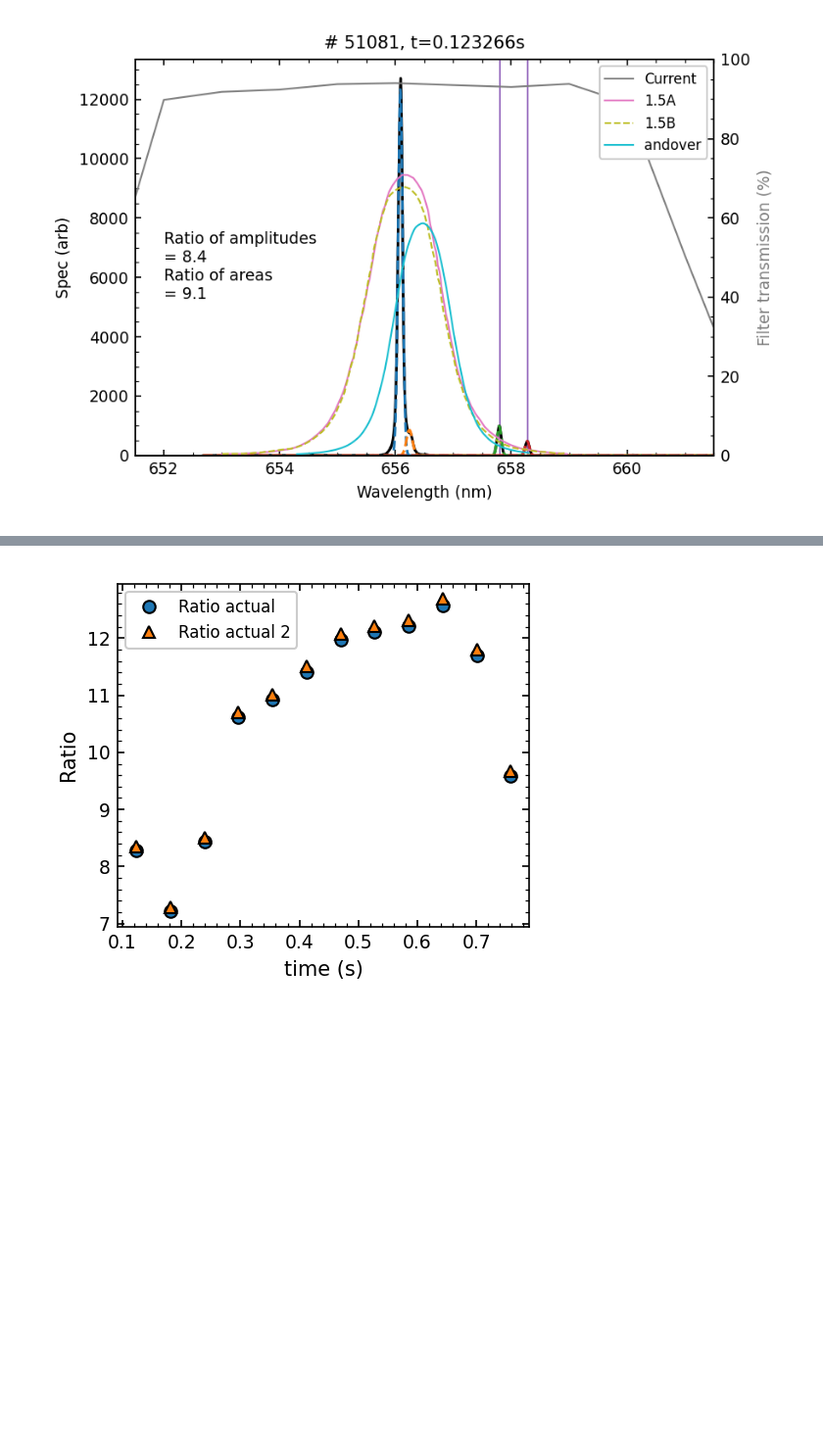
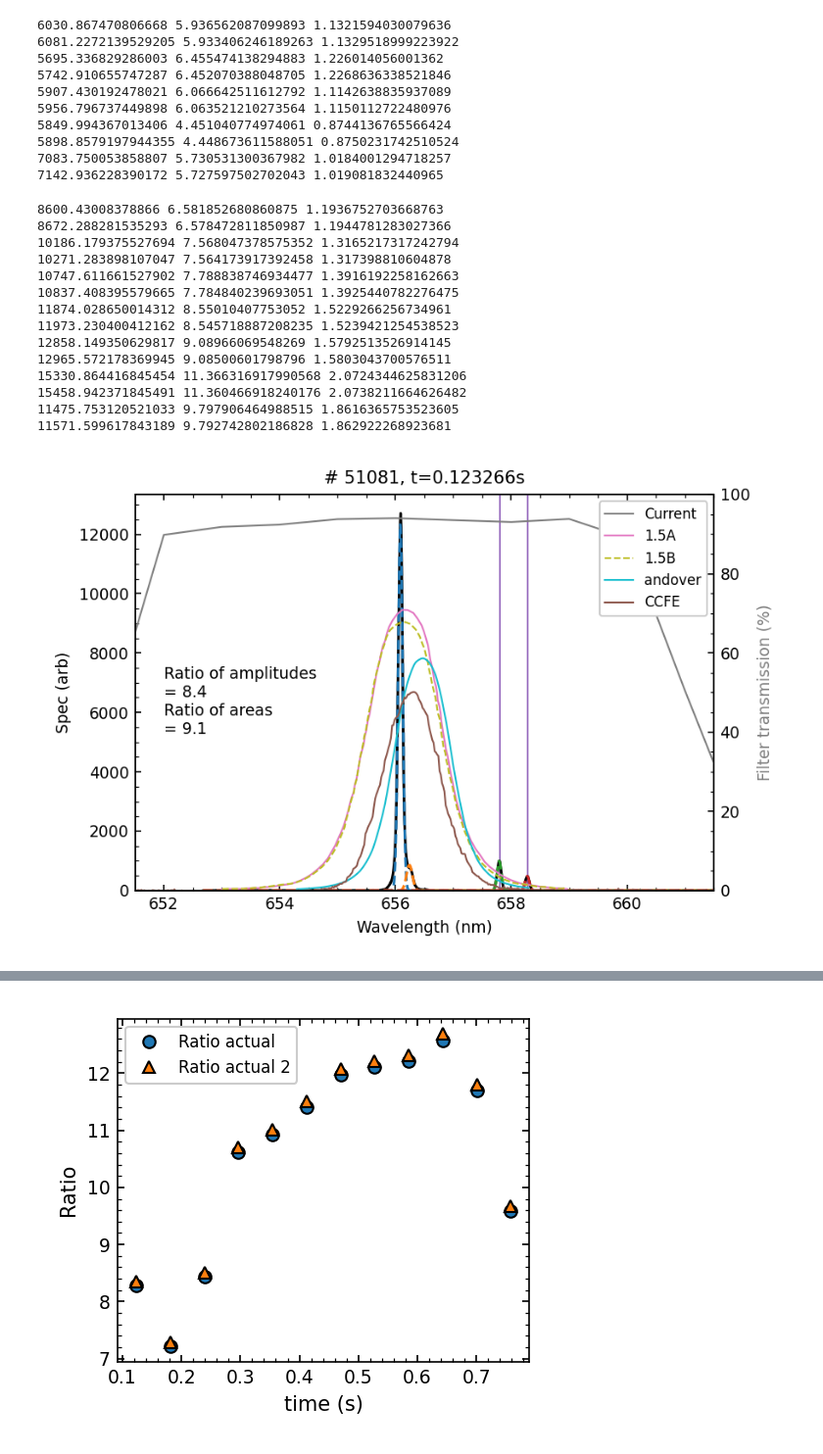
Before and after one commit to JamieDunsmore7/tokamak_inversion_routines, a Jupyter notebook: Spectra/ipynb of spectra.py 51081.ipynb, the cells around one changed output, grey strips where cells are left out. Shown at 98% size. Cells and saved outputs as stored; diff of their text form; code cells hidden in the pictures; blank space fills up the shorter version.

```diff
--- a/Spectra/ipynb of spectra.py 51081.ipynb
+++ b/Spectra/ipynb of spectra.py 51081.ipynb
@@ -72,6 +72,7 @@ filter = np.load('/home/sthoma/tokamak_inversion_routines/mastu/filterHSV.npz')
 filter_15A = np.load('/home/sthoma/tokamak_inversion_routines/mastu/filterHSV_1.5A.npz')
 filter_15B = np.load('/home/sthoma/tokamak_inversion_routines/mastu/filterHSV_1.5B.npz')
 filter_andover = np.load('/home/sthoma/tokamak_inversion_routines/mastu/filterHSV_andover.npz')
+filter_CCFE = np.load('/home/sthoma/tokamak_inversion_routines/mastu/filterHSV_andoverCCFE_adjusted.npz')
 
 
 ### example shot number
@@ -85,6 +86,7 @@ fHSV = interp1d(filter['wavelength'], filter['transmission'])
 f_15A = interp1d(filter_15A['wavelength'], filter_15A['transmission'])
 f_15B = interp1d(filter_15B['wavelength'], filter_15B['transmission'])
 f_andover = interp1d(filter_andover['wavelength'], filter_andover['transmission'])
+f_CCFE = interp1d(filter_CCFE['wavelength'], filter_CCFE['transmission'])
 # %%
 ### select which to fit to
 ch = 4 # which channel
@@ -96,10 +98,12 @@ ratio_actual = np.zeros(tind1 - tind0)
 ratio_15A = np.zeros(tind1 - tind0)
 ratio_15B = np.zeros(tind1 - tind0)
 ratio_andover = np.zeros(tind1 - tind0)
+ratio_CCFE = np.zeros(tind1 - tind0)
 ratio_actual2 = np.zeros(tind1 - tind0)
 ratio_15A2 = np.zeros(tind1 - tind0)
 ratio_15B2 = np.zeros(tind1 - tind0)
 ratio_andover2 = np.zeros(tind1 - tind0)
+ratio_CCFE2 = np.zeros(tind1 - tind0)
 
 for tind in range(tind0, tind1):
 #     tind = 8 # which time
@@ -163,6 +167,7 @@ for tind in range(tind0, tind1):
     ax2.plot(filter_15A['wavelength'], filter_15A['transmission'], '-', c='C6', lw=filterlw, zorder=2, label='1.5A')
     ax2.plot(filter_15B['wavelength'], filter_15B['transmission'], '--', c='C8', lw=filterlw, zorder=2, label='1.5B')
     ax2.plot(filter_andover['wavelength'], filter_andover['transmission'], '-', c='C9', lw=filterlw, zorder=2, label='andover')
+    ax2.plot(filter_CCFE['wavelength'], filter_CCFE['transmission'], '-', c='C5', lw=filterlw, zorder=2, label='CCFE')
     ax2.legend(fancybox=1, framealpha=1, loc='upper right', fontsize=8)
 
     ax.plot(x, y, '-k', zorder=3) # data
@@ -226,31 +231,67 @@ for tind in range(tind0, tind1):
     Dalpha_15B = Dalpha_actual * (f_15B(popt0[1]) / 100.)
     C1_15B = C1_actual * (f_15B(popt1[1]) / 100.)
     C2_15B = C2_actual * (f_15B(popt1[1+3]) / 100.)
     ratio_15B[tind-tind0] = Dalpha_15B / (C1_15B + C2_15B)
 
     Dalpha_andover = Dalpha_actual * (f_andover(popt0[1]) / 100.)
     C1_andover = C1_actual * (f_andover(popt1[1]) / 100.)
     C2_andover = C2_actual * (f_andover(popt1[1+3]) / 100.)
     ratio_andover[tind-tind0] = Dalpha_andover / (C1_andover + C2_andover)
 
+    Dalpha_CCFE = Dalpha_actual * (f_CCFE(popt0[1]) / 100.)
+    C1_CCFE = C1_actual * (f_CCFE(popt1[1]) / 100.)
+    C2_CCFE = C2_actual * (f_CCFE(popt1[1+3]) / 100.)
+    print(Dalpha_CCFE, C1_CCFE, C2_CCFE)
+    ratio_CCFE[tind-tind0] = Dalpha_CCFE / (C1_CCFE + C2_CCFE)
+
     Dalpha_actual2 = popt0[0] / (93.19368714285714 / 100.)
     C1_actual2 = popt1[0] / (93.19368714285714 / 100.)
     C2_actual2 = popt1[3] / (93.19368714285714 / 100.)
     ratio_actual2[tind-tind0] = Dalpha_actual2 / (C1_actual2 + C2_actual2)
 
     Dalpha_15A2 = Dalpha_actual2 * (f_15A(popt0[1]) / 100.)
     C1_15A2 = C1_actual2 * (f_15A(popt1[1]) / 100.)
     C2_15A2 = C2_actual2 * (f_15A(popt1[1+3]) / 100.)
     ratio_15A2[tind-tind0] = Dalpha_15A2 / (C1_15A2 + C2_15A2)
 
     Dalpha_15B2 = Dalpha_actual2 * (f_15B(popt0[1]) / 100.)
     C1_15B2 = C1_actual2 * (f_15B(popt1[1]) / 100.)
     C2_15B2 = C2_actual2 * (f_15B(popt1[1+3]) / 100.)
     ratio_15B2[tind-tind0] = Dalpha_15B2 / (C1_15B2 + C2_15B2)
 
     Dalpha_andover2 = Dalpha_actual2 * (f_andover(popt0[1]) / 100.)
     C1_andover2 = C1_actual2 * (f_andover(popt1[1]) / 100.)
     C2_andover2 = C2_actual2 * (f_andover(popt1[1+3]) / 100.)
     ratio_andover2[tind-tind0] = Dalpha_andover2 / (C1_andover2 + C2_andover2)
+
+    Dalpha_CCFE2 = Dalpha_actual2 * (f_CCFE(popt0[1]) / 100.)
+    C1_CCFE2 = C1_actual2 * (f_CCFE(popt1[1]) / 100.)
+    C2_CCFE2 = C2_actual2 * (f_CCFE(popt1[1+3]) / 100.)
+    ratio_CCFE2[tind-tind0] = Dalpha_CCFE2 / (C1_CCFE2 + C2_CCFE2)
+    print(Dalpha_CCFE2, C1_CCFE2, C2_CCFE2)
 # %% [output]
+6030.867470806668 5.936562087099893 1.1321594030079636
+6081.2272139529205 5.933406246189263 1.1329518999223922
+5695.336829286003 6.455474138294883 1.226014056001362
+5742.910655747287 6.452070388048705 1.2268636338521846
+5907.430192478021 6.066642511612792 1.1142638835937089
+5956.796737449898 6.063521210273564 1.1150112722480976
+5849.994367013406 4.451040774974061 0.8744136765566424
+5898.8579197944355 4.448673611588051 0.8750231742510524
+7083.750053858807 5.730531300367982 1.0184001294718257
+7142.936228390172 5.727597502702043 1.019081832440965
+8600.43008378866 6.581852680860875 1.1936752703668763
+8672.288281535293 6.578472811850987 1.1944781283027366
+10186.179375527694 7.568047378575352 1.3165217317242794
+10271.283898107047 7.564173917392458 1.317398810604878
+10747.611661527902 7.788838746934477 1.3916192258162663
+10837.408395579665 7.784840239693051 1.3925440782276475
+11874.028650014312 8.55010407753052 1.5229266256734961
+11973.230400412162 8.545718887208235 1.5239421254538523
+12858.149350629817 9.08966069548269 1.5792513526914145
+12965.572178369945 9.08500601798796 1.5803043700576511
+15330.864416845454 11.366316917990568 2.0724344625831206
+15458.942371845491 11.360466918240176 2.0738211664626482
+11475.753120521033 9.797906464988515 1.8616365753523605
+11571.599617843189 9.792742802186828 1.862922268923681
-[figure, old version]
+[figure, new version]
```
Also changed, not shown: parts of 6 cells of this notebook, 43 other files.
